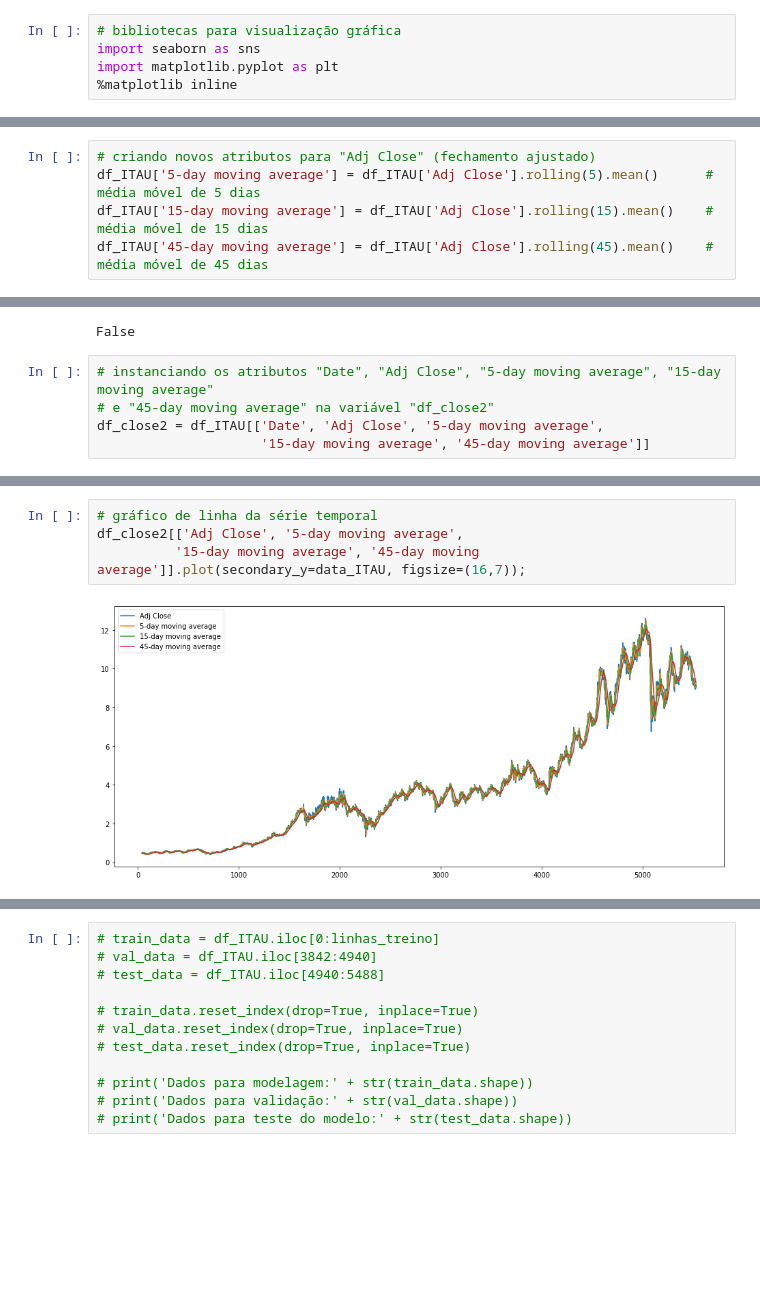
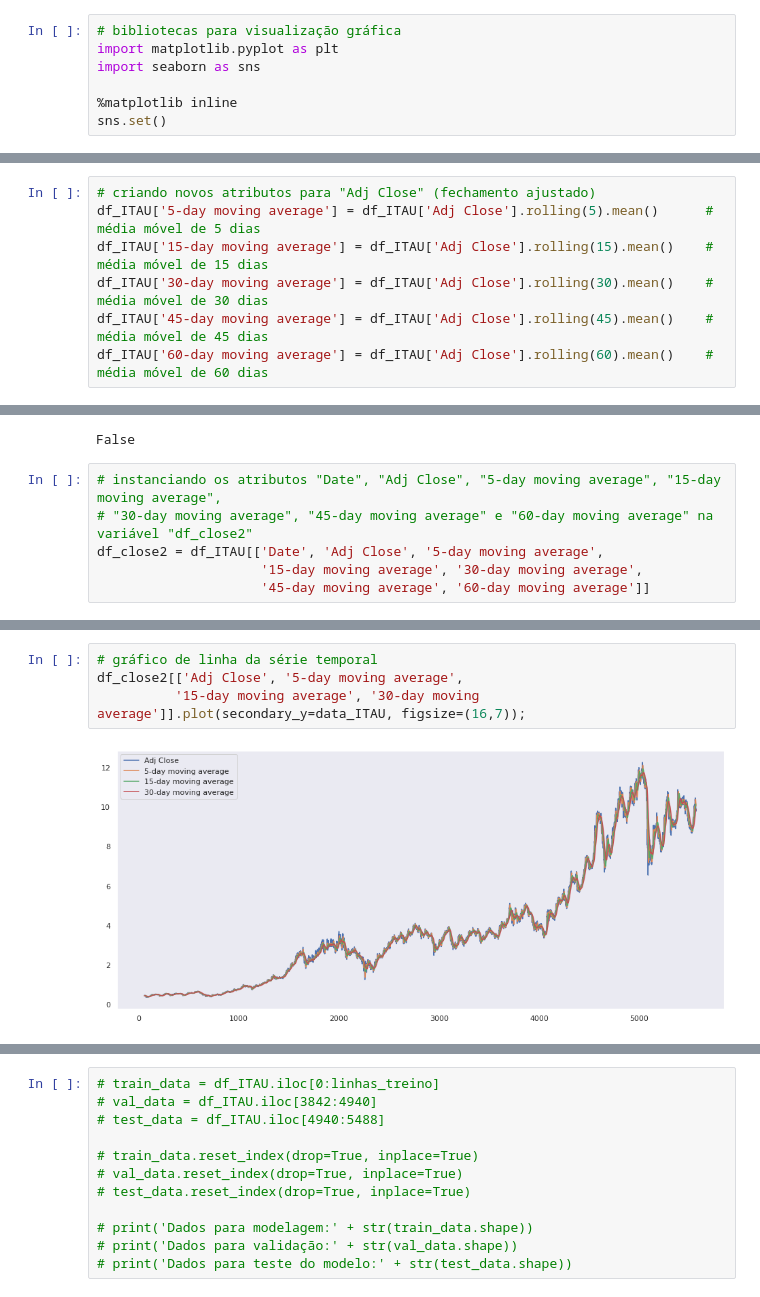
Before and after one commit to FGalvao77/Prevendo-valor-de-acoes---Investimentos-Itau-SA-ITSA4.SA-, a Jupyter notebook: Prevendo_valor_de_ações_Investimentos_Itaú_SA_(ITSA4_SA).ipynb, the cells around one changed output, grey strips where cells are left out. Cells and saved outputs as stored; diff of their text form; blank space fills up the shorter version.

```diff
--- a/Prevendo_valor_de_ações_Investimentos_Itaú_SA_(ITSA4_SA).ipynb
+++ b/Prevendo_valor_de_ações_Investimentos_Itaú_SA_(ITSA4_SA).ipynb
@@ -117,8 +121,10 @@ df_ITAU[feats].plot(subplots=True, figsize=(18,12));
 # %%
 # bibliotecas para visualização gráfica
+import matplotlib.pyplot as plt
 import seaborn as sns
-import matplotlib.pyplot as plt
+
 %matplotlib inline
+sns.set()
 # %%
 # plotando diversos gráficos dos dados dos atributos
 sns.pairplot(df_ITAU);
@@ -207,6 +213,8 @@ df_close_date['Adj Close'].plot(secondary_y=data_ITAU, figsize=(16,7));
 # criando novos atributos para "Adj Close" (fechamento ajustado)
 df_ITAU['5-day moving average'] = df_ITAU['Adj Close'].rolling(5).mean()      # média móvel de 5 dias
 df_ITAU['15-day moving average'] = df_ITAU['Adj Close'].rolling(15).mean()    # média móvel de 15 dias
+df_ITAU['30-day moving average'] = df_ITAU['Adj Close'].rolling(30).mean()    # média móvel de 30 dias
 df_ITAU['45-day moving average'] = df_ITAU['Adj Close'].rolling(45).mean()    # média móvel de 45 dias
+df_ITAU['60-day moving average'] = df_ITAU['Adj Close'].rolling(60).mean()    # média móvel de 60 dias
 # %%
 # visualizando os atributos criados
@@ -284,7 +297,8 @@ df_ITAU.isnull().sum().any()    # retorno é uma resposta boleana | True = verda
 # %% [output]
 False
 # %%
-# instanciando os atributos "Date", "Adj Close", "5-day moving average", "15-day moving average"
-# e "45-day moving average" na variável "df_close2"
+# instanciando os atributos "Date", "Adj Close", "5-day moving average", "15-day moving average",
+# "30-day moving average", "45-day moving average" e "60-day moving average" na variável "df_close2"
 df_close2 = df_ITAU[['Date', 'Adj Close', '5-day moving average',
-                     '15-day moving average', '45-day moving average']]
+                     '15-day moving average', '30-day moving average',
+                     '45-day moving average', '60-day moving average']]
@@ -291,6 +312,6 @@ df_close2 = df_ITAU[['Date', 'Adj Close', '5-day moving average',
 # %%
 # gráfico de linha da série temporal
 df_close2[['Adj Close', '5-day moving average',
-          '15-day moving average', '45-day moving average']].plot(secondary_y=data_ITAU, figsize=(16,7));
+          '15-day moving average', '30-day moving average']].plot(secondary_y=data_ITAU, figsize=(16,7));
 # %% [output]
-[figure, old version]
+[figure, new version]
```
Also changed, not shown: parts of 51 cells of this notebook.
